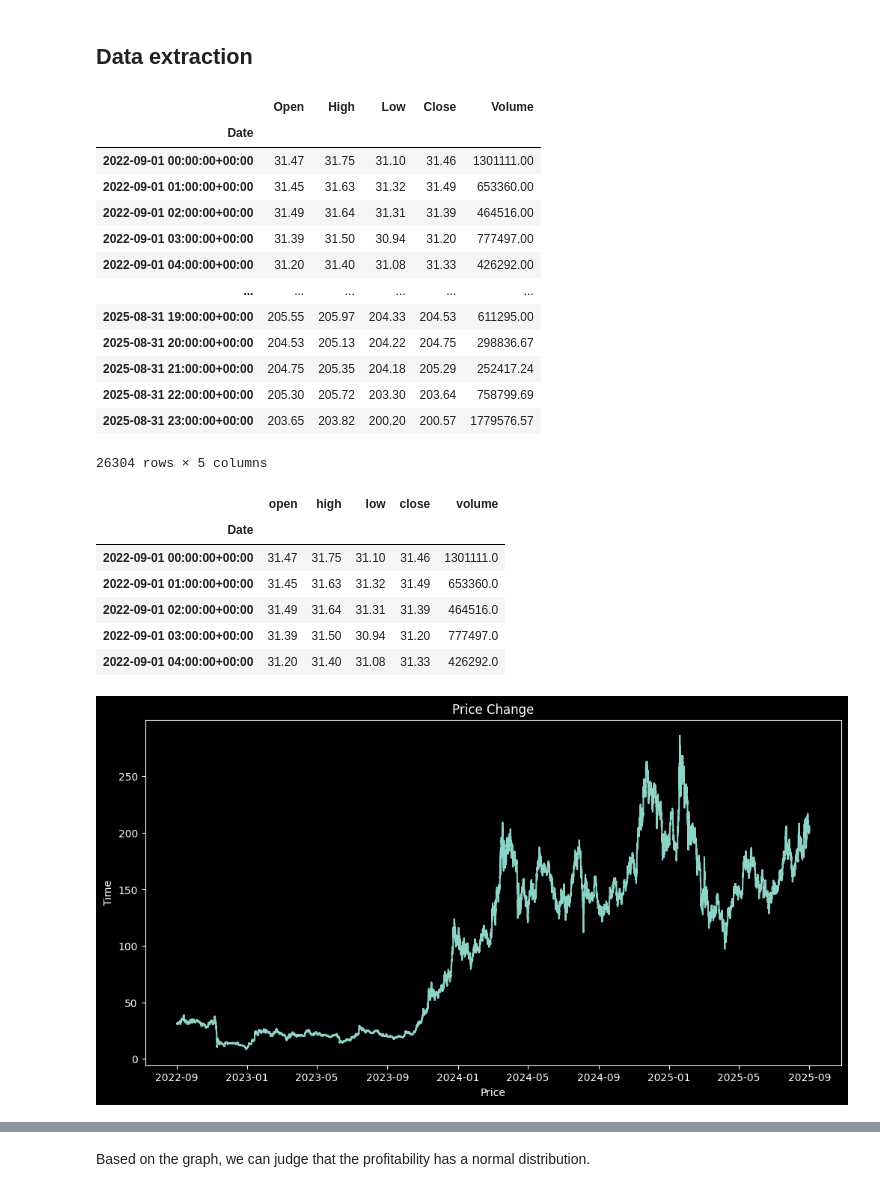
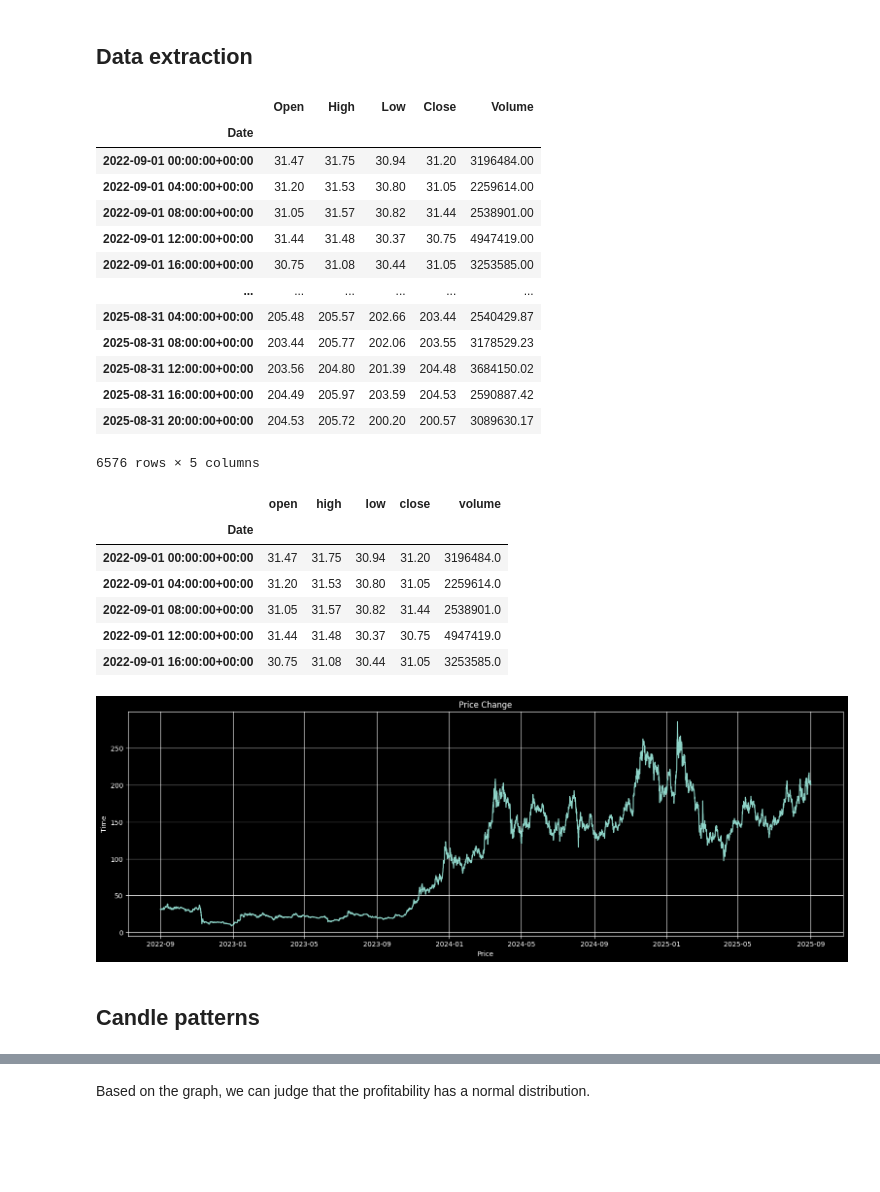
Before and after one commit to dkalenov/trading-bots-and-strategies, a Jupyter notebook: ML_candle_patterns_bot/ML_Trading_Bot.ipynb, the cells around one changed output, grey strips where cells are left out. Cells and saved outputs as stored; diff of their text form; code cells hidden in the pictures; blank space fills up the shorter version.

Commit message:
patterns

```diff
--- a/ML_candle_patterns_bot/ML_Trading_Bot.ipynb
+++ b/ML_candle_patterns_bot/ML_Trading_Bot.ipynb
@@ -140,7 +356,7 @@ def download_klines(symbol, interval, start_date, end_date):
 # %%
 # Data extraction
 symbol = 'SOLUSDT'
-interval = '1h'
+interval = '4h'
 start_date = '2022-09'
 end_date = '2025-08'
 
@@ -150,36 +369,39 @@ data
 # %% [output]
 |  | Open | High | Low | Close | Volume |
 | Date |  |  |  |  |  |
-| 2022-09-01 00:00:00+00:00 | 31.47 | 31.75 | 31.10 | 31.46 | 1301111.00 |
-| 2022-09-01 01:00:00+00:00 | 31.45 | 31.63 | 31.32 | 31.49 | 653360.00 |
-| 2022-09-01 02:00:00+00:00 | 31.49 | 31.64 | 31.31 | 31.39 | 464516.00 |
-| 2022-09-01 03:00:00+00:00 | 31.39 | 31.50 | 30.94 | 31.20 | 777497.00 |
-| 2022-09-01 04:00:00+00:00 | 31.20 | 31.40 | 31.08 | 31.33 | 426292.00 |
+| 2022-09-01 00:00:00+00:00 | 31.47 | 31.75 | 30.94 | 31.20 | 3196484.00 |
+| 2022-09-01 04:00:00+00:00 | 31.20 | 31.53 | 30.80 | 31.05 | 2259614.00 |
+| 2022-09-01 08:00:00+00:00 | 31.05 | 31.57 | 30.82 | 31.44 | 2538901.00 |
+| 2022-09-01 12:00:00+00:00 | 31.44 | 31.48 | 30.37 | 30.75 | 4947419.00 |
+| 2022-09-01 16:00:00+00:00 | 30.75 | 31.08 | 30.44 | 31.05 | 3253585.00 |
 | ... | ... | ... | ... | ... | ... |
-| 2025-08-31 19:00:00+00:00 | 205.55 | 205.97 | 204.33 | 204.53 | 611295.00 |
-| 2025-08-31 20:00:00+00:00 | 204.53 | 205.13 | 204.22 | 204.75 | 298836.67 |
-| 2025-08-31 21:00:00+00:00 | 204.75 | 205.35 | 204.18 | 205.29 | 252417.24 |
-| 2025-08-31 22:00:00+00:00 | 205.30 | 205.72 | 203.30 | 203.64 | 758799.69 |
-| 2025-08-31 23:00:00+00:00 | 203.65 | 203.82 | 200.20 | 200.57 | 1779576.57 |
+| 2025-08-31 04:00:00+00:00 | 205.48 | 205.57 | 202.66 | 203.44 | 2540429.87 |
+| 2025-08-31 08:00:00+00:00 | 203.44 | 205.77 | 202.06 | 203.55 | 3178529.23 |
+| 2025-08-31 12:00:00+00:00 | 203.56 | 204.80 | 201.39 | 204.48 | 3684150.02 |
+| 2025-08-31 16:00:00+00:00 | 204.49 | 205.97 | 203.59 | 204.53 | 2590887.42 |
+| 2025-08-31 20:00:00+00:00 | 204.53 | 205.72 | 200.20 | 200.57 | 3089630.17 |
-26304 rows × 5 columns
+6576 rows × 5 columns
 # %%
 data.columns = data.columns.str.lower()
 data.head()
 # %% [output]
 |  | open | high | low | close | volume |
 | Date |  |  |  |  |  |
-| 2022-09-01 00:00:00+00:00 | 31.47 | 31.75 | 31.10 | 31.46 | 1301111.0 |
-| 2022-09-01 01:00:00+00:00 | 31.45 | 31.63 | 31.32 | 31.49 | 653360.0 |
-| 2022-09-01 02:00:00+00:00 | 31.49 | 31.64 | 31.31 | 31.39 | 464516.0 |
-| 2022-09-01 03:00:00+00:00 | 31.39 | 31.50 | 30.94 | 31.20 | 777497.0 |
-| 2022-09-01 04:00:00+00:00 | 31.20 | 31.40 | 31.08 | 31.33 | 426292.0 |
+| 2022-09-01 00:00:00+00:00 | 31.47 | 31.75 | 30.94 | 31.20 | 3196484.0 |
+| 2022-09-01 04:00:00+00:00 | 31.20 | 31.53 | 30.80 | 31.05 | 2259614.0 |
+| 2022-09-01 08:00:00+00:00 | 31.05 | 31.57 | 30.82 | 31.44 | 2538901.0 |
+| 2022-09-01 12:00:00+00:00 | 31.44 | 31.48 | 30.37 | 30.75 | 4947419.0 |
+| 2022-09-01 16:00:00+00:00 | 30.75 | 31.08 | 30.44 | 31.05 | 3253585.0 |
 # %%
 plt.style.use('dark_background')
-flg, ax = plt.subplots(figsize=(12,6))
+fig, ax = plt.subplots(figsize=(19,6))
 plt.plot(data.index, data['close'])
 plt.xlabel('Price')
 plt.ylabel('Time')
 plt.title('Price Change')
+plt.grid()
 plt.show()
 # %% [output]
-[figure, old version]
+[figure, new version]
+# %% [markdown]
+## Candle patterns
```
Also changed, not shown: parts of 43 cells of this notebook.
